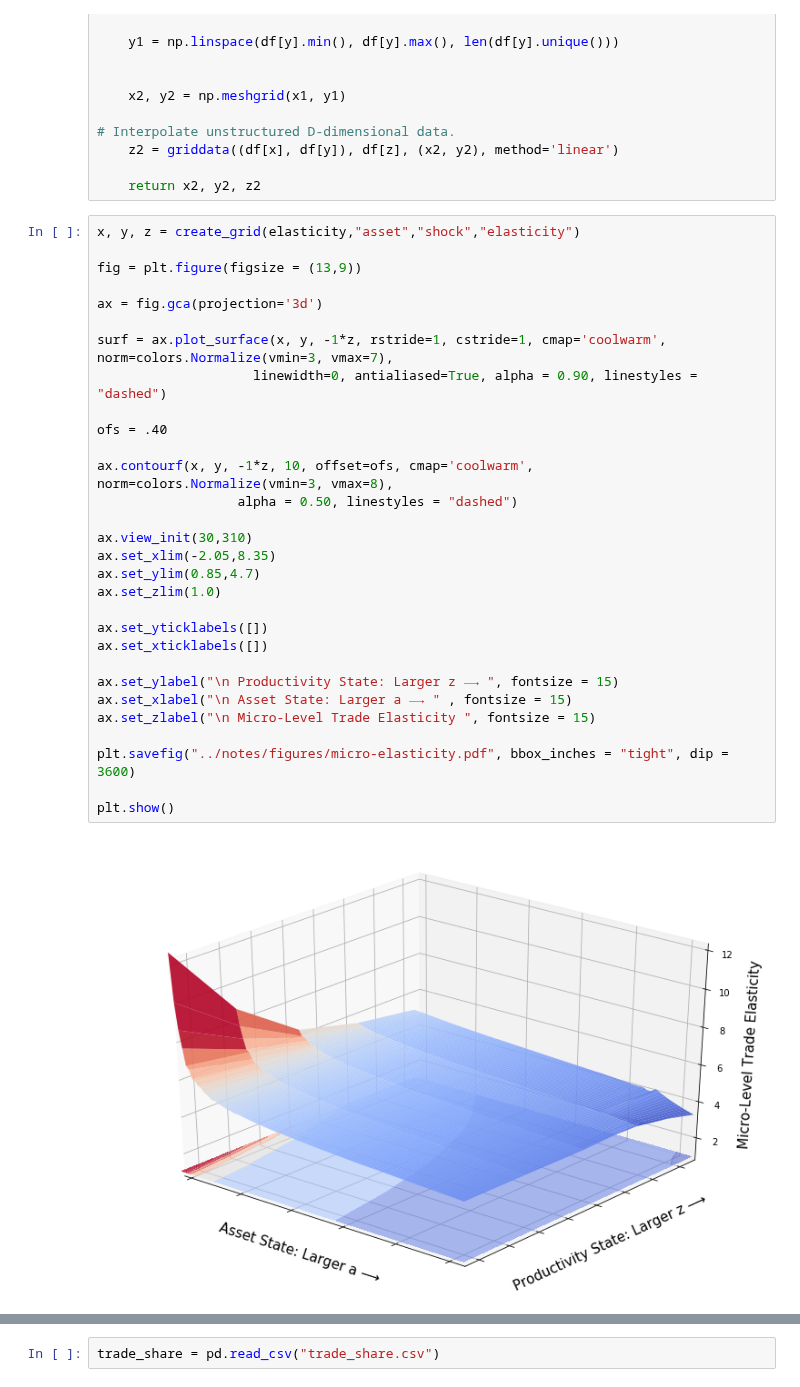
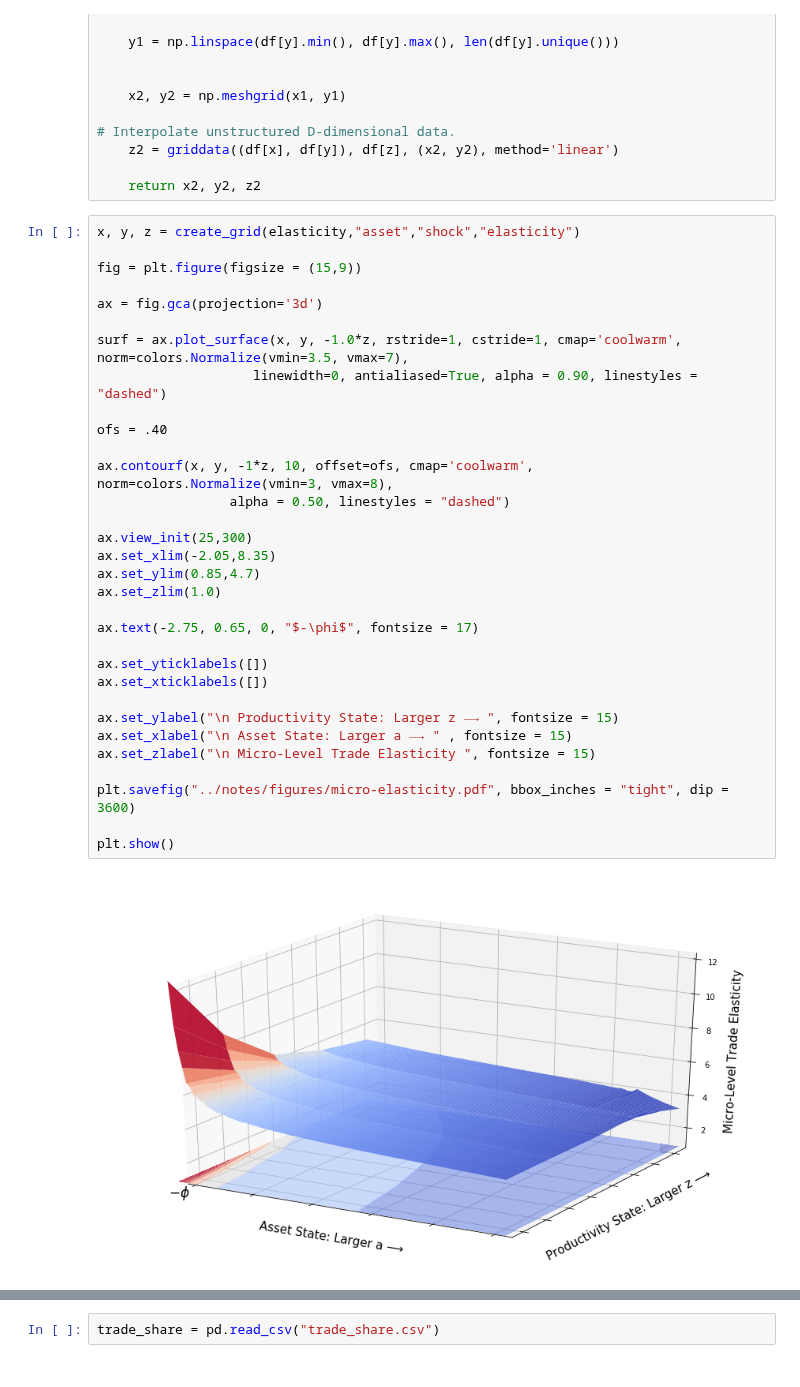
Before and after one commit to mwaugh0328/heterogeneous-agent-trade, a Jupyter notebook: notebooks/plot-elasticity.ipynb, the cells around one changed output, grey strips where cells are left out. Cells and saved outputs as stored; diff of their text form.

```diff
--- a/notebooks/plot-elasticity.ipynb
+++ b/notebooks/plot-elasticity.ipynb
@@ -36,32 +36,34 @@ def create_grid(df,x,y,z):
 # %%
 x, y, z = create_grid(elasticity,"asset","shock","elasticity")
 
-fig = plt.figure(figsize = (13,9))
+fig = plt.figure(figsize = (15,9))
 
 ax = fig.gca(projection='3d')
 
-surf = ax.plot_surface(x, y, -1*z, rstride=1, cstride=1, cmap='coolwarm', norm=colors.Normalize(vmin=3, vmax=7),
+surf = ax.plot_surface(x, y, -1.0*z, rstride=1, cstride=1, cmap='coolwarm', norm=colors.Normalize(vmin=3.5, vmax=7),
                     linewidth=0, antialiased=True, alpha = 0.90, linestyles = "dashed")
 
 ofs = .40
 
 ax.contourf(x, y, -1*z, 10, offset=ofs, cmap='coolwarm', norm=colors.Normalize(vmin=3, vmax=8),
-                  alpha = 0.50, linestyles = "dashed")
+                 alpha = 0.50, linestyles = "dashed")
 
-ax.view_init(30,310)
+ax.view_init(25,300)
 ax.set_xlim(-2.05,8.35)
 ax.set_ylim(0.85,4.7)
 ax.set_zlim(1.0)
+
+ax.text(-2.75, 0.65, 0, "$-\phi$", fontsize = 17)
 
 ax.set_yticklabels([])
 ax.set_xticklabels([])
 
 ax.set_ylabel("\n Productivity State: Larger z ⟶ ", fontsize = 15)
 ax.set_xlabel("\n Asset State: Larger a ⟶ " , fontsize = 15)
 ax.set_zlabel("\n Micro-Level Trade Elasticity ", fontsize = 15)
 
 plt.savefig("../notes/figures/micro-elasticity.pdf", bbox_inches = "tight", dip = 3600)
 
 plt.show()
 # %% [output]
-[figure, old version]
+[figure, new version]
```
Also changed, not shown: parts of 4 cells of this notebook, 7 other files.
